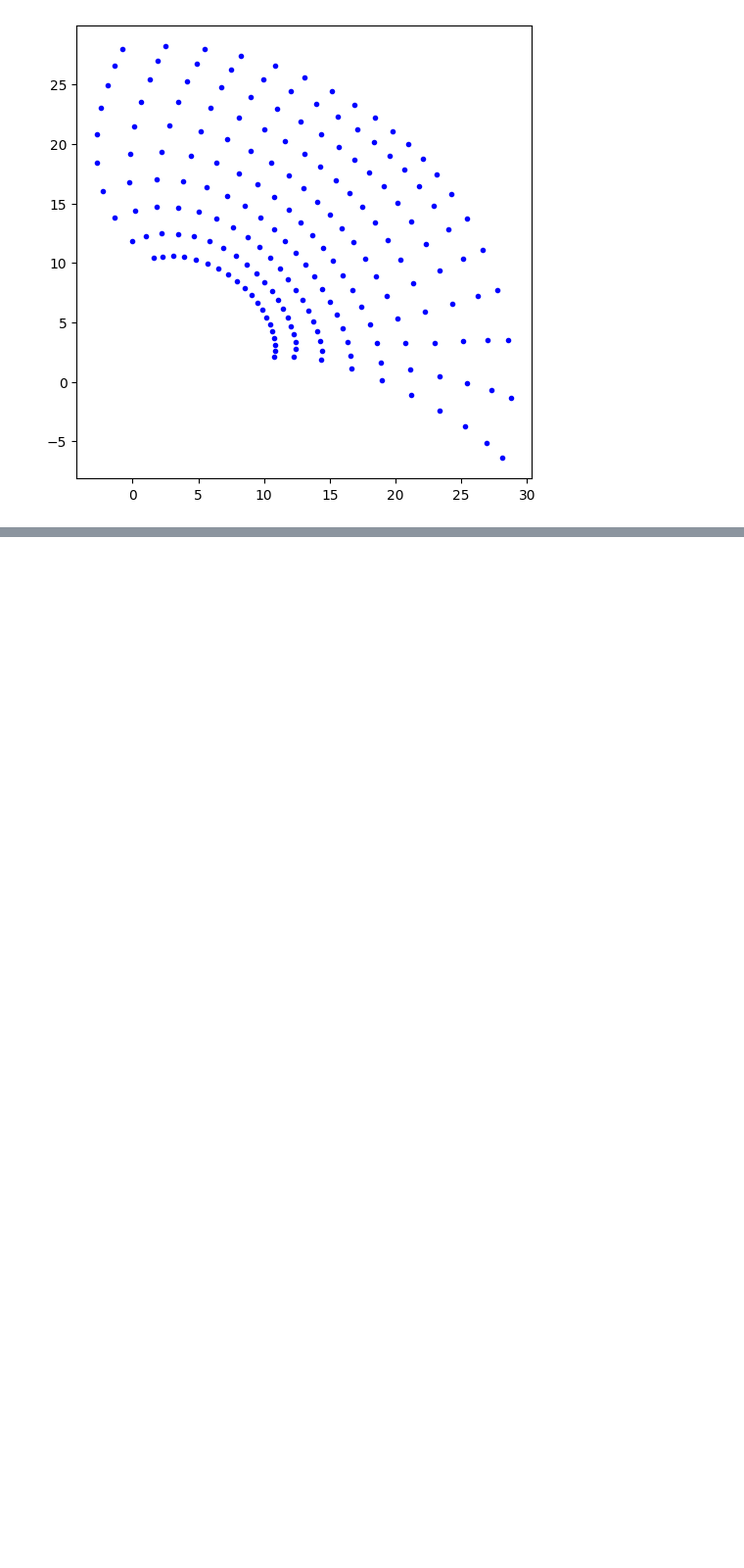
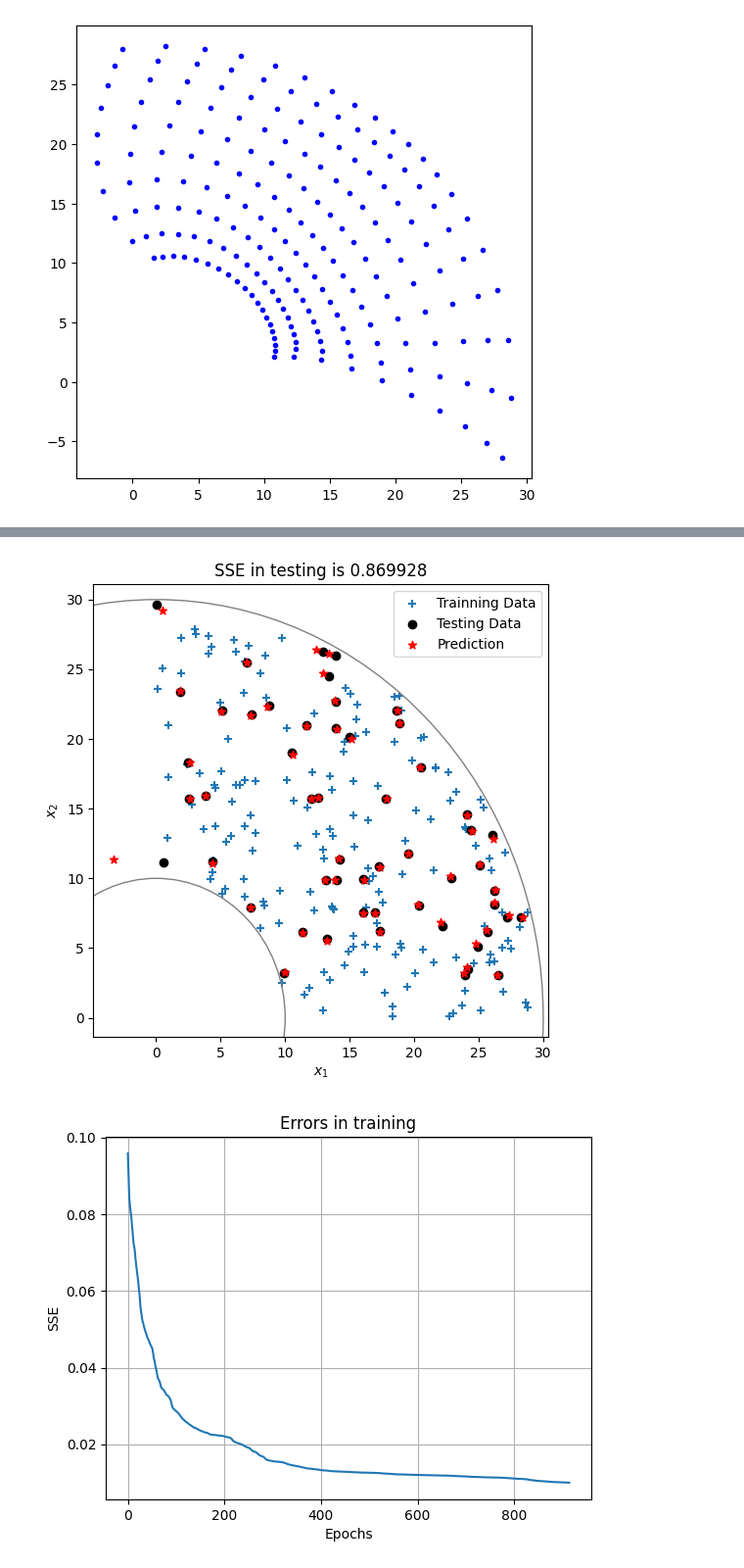
Before and after one commit to eason489233/vscode, a Jupyter notebook: ML3_ANN.ipynb, the cells around one changed output, grey strips where cells are left out. Shown at 98% size. Saved outputs shown, nothing was run; the diff lists cells and outputs as text; code cells hidden in the pictures; blank space fills up the shorter version.

```diff
--- a/ML3_ANN.ipynb
+++ b/ML3_ANN.ipynb
@@ -54,0 +150,77 @@ Root Mean square error is 0.0609
+# %%
+from sklearn.model_selection import train_test_split
+l1, l2 = 20, 10
+n = 1000
+center = np.array([0,0])
+radius_in,radius_out = 10,30
+p = randsphere(center,radius_out, n)
+p = p[(p[:,0]>0) & (p[:,1]>0),:]
+d = np.sum(p**2,axis=1)
+p = p[d>=radius_in**2,:]
+x1,x2=p[:,0],p[:,1]
+x_train, x_test,y_train,y_test=train_test_split(x1,x2,test_size=0.25)
+theta2 = np.arccos((x_train**2+y_train**2-l1**2-l2**2)/(2*l1*l2))
+theta1 = np.arctan(y_train/x_train)-np.arctan(l2 *np.sin(theta2)/(l1+l2*np.cos(theta2)))
+fig =plt.figure(figsize=(6,6))
+ax = fig.gca()
+ax.scatter(x_train,y_train,marker='+',label='Trainning Data')
+ax.scatter(x_test,y_test,color='k',marker='o',label='Testing Data')
+ax.add_artist(plt.Circle(center,radius_out,fill=False,color='0.5'))
+ax.add_artist(plt.Circle(center,radius_in,fill=False,color='0.5'))
+InputX = np.c_[x_train, y_train] # inputs: N x 2
+OutputY = np.c_[theta1, theta2] # output: N x 2
+# create network
+hidden_output_layers = [20, 2] # hidden layers + output layer
+transf = [nl.trans.TanSig(), nl.trans.PureLin()] # activation functions for each layer and output layer
+net = nl.net.newff([[x1.min(), x1.max()], [x2.min(), x2.max()]],
+    size = hidden_output_layers, transf = transf)
+#change traning func, the default training function for rrgression is train_bfgs
+net.trainf = nl.train.train_bfgs # the default Using scipy.optimize.fmin_bfgs
+# net.trainf = nl.train.train_cg # Newton-CG method Using scipy.optimize.fmin_ncg
+# net.trainf = nl.train.train_gd
+# net.trainf = nl.train.train_gdx
+# net.errorf = nl.error.MSE() # default is SSE()
+print(net.trainf) # show the training function
+err = net.train(InputX, OutputY, epochs = 5000, show = 100, \
+    goal = 0.01) # show := print period, the return is an error function
+# predicted output for training data
+OutputY_hat = net.sim(InputX)
+# theta1_hat, theta2_hat = OutputY_hat[:,0], OutputY_hat[:,1]
+# predicted output for testing data
+# theta1_hat, theta2_hat = OutputY_hat[:,0], OutputY_hat[:,1]
+# predicted output for testing data
+InputX_test = np.c_[x_test, y_test]
+OutputY_hat_test = net.sim(InputX_test)
+theta1_hat, theta2_hat = OutputY_hat_test[:,0], OutputY_hat_test[:,1]
+
+x_hat = l1 * np.cos(theta1_hat) + l2 * np.cos(theta1_hat+theta2_hat)
+y_hat = l1 * np.sin(theta1_hat) + l2 * np.sin(theta1_hat+theta2_hat)
+ax.scatter(x_hat, y_hat, color = 'r', marker='*',  label = 'Prediction')
+
+mse = nl.error.MSE()
+sse = nl.error.SSE()
+# sse = np.sum((OutputY-OutputY_hat)**2)/2 # for training data
+theta2 = np.arccos((x_test**2 + y_test**2 - l1**2 - l2**2)/(2*l1*l2))
+theta1 = np.arctan(y_test/x_test) - np.arctan(l2 * np.sin(theta2)/(l1 + l2 * np.cos(theta2)))
+OutputY_test = np.c_[theta1, theta2]
+sse_test = np.sum((OutputY_test - OutputY_hat_test)**2)/2
+print("Mean Square Error in training:{:.6f}".format(mse(OutputY, OutputY_hat)))
+print("Sum Square Error in training:{:.6f}".format(sse(OutputY, OutputY_hat)))
+print("Sum Square Error in testing:{:.6f}".format(sse_test))
+plt.title('SSE in testing is {:.6f}'.format(sse_test))
+plt.legend()
+plt.xlabel('$x_1$')
+plt.ylabel('$x_2$')
+# img_dir = "C:/Users/CCWANG/OneDrive/FromDropBox/Public/book/PyImages/"
+# plt.savefig(img_dir + "neurolab_20.eps", format='eps')
+plt.show()
+# plt.plot(err) # plot training error function: SSE
+err = np.reshape(err, (-1, 1))
+plt.plot(err[err < 0.1])
+plt.xlabel('Epochs')
+plt.ylabel('SSE')
+plt.grid(True)
+plt.title('Errors in training')
+# plt.savefig(img_dir + "neurolab_20_err.eps", format='eps')
+plt.show()
+# %% [output]
@@ -54,0 +241,2 @@ Root Mean square error is 0.0609
+[figure, added]
+[figure, added]
```
Also changed, not shown: parts of 11 cells of this notebook, 5 other files.
